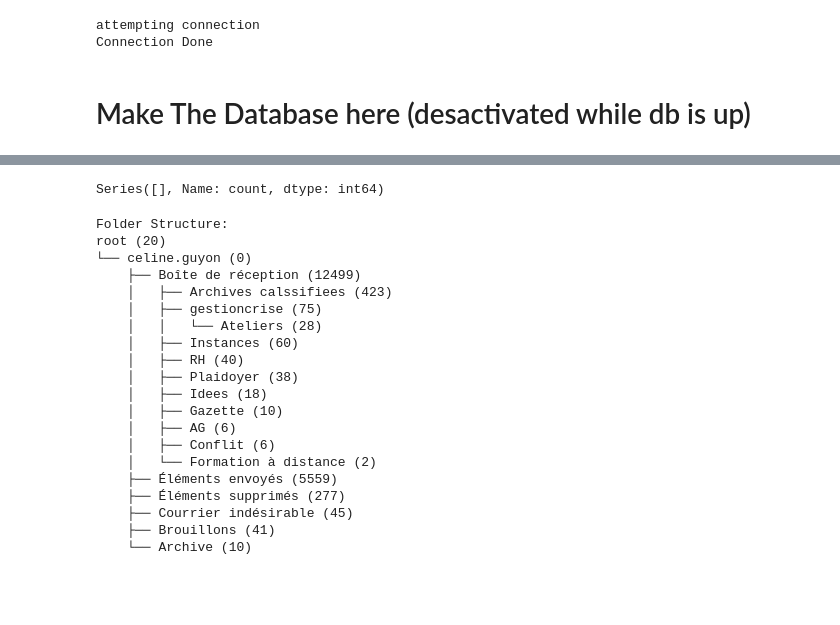
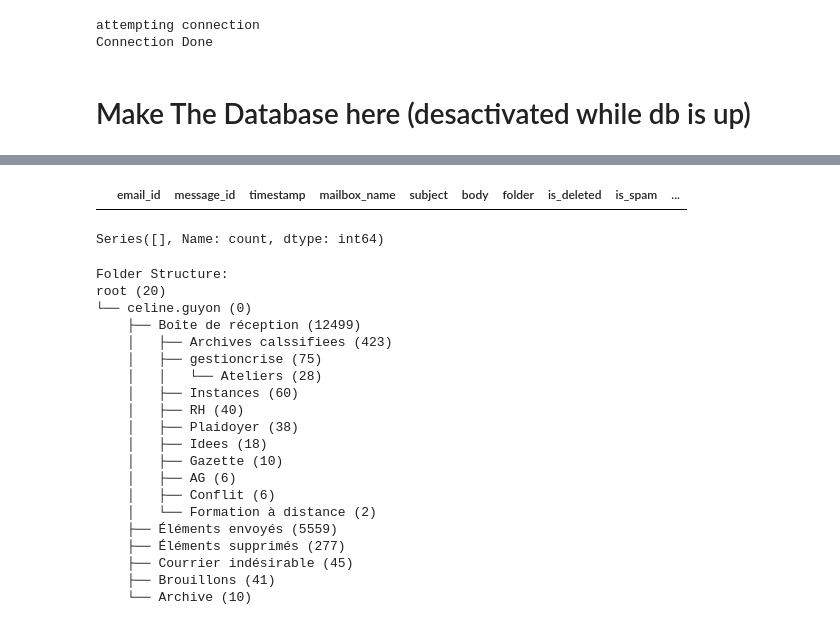
Before and after one commit to Olkoa/ArchivingEmail, a Jupyter notebook: eml_to_duck_db.ipynb, the cells around one changed output, grey strips where cells are left out. Cells and saved outputs as stored; diff of their text form; code cells hidden in the pictures; blank space fills up the shorter version.

```diff
--- a/eml_to_duck_db.ipynb
+++ b/eml_to_duck_db.ipynb
@@ -324,3 +317,7 @@ df_db_cleaned.head(2)
+# %%
+df_db_cleaned[df_db_cleaned["sender_email"].isin(["celine.guyon@archivistes.org"])]
+# %% [output]
+|  | email_id | message_id | timestamp | mailbox_name | subject | body | folder | is_deleted | is_spam | ... |
 # %%
 df_db_cleaned.folder.value_counts()
 # %% [output]
```
Also changed, not shown: parts of 13 cells of this notebook, 8 other files.
